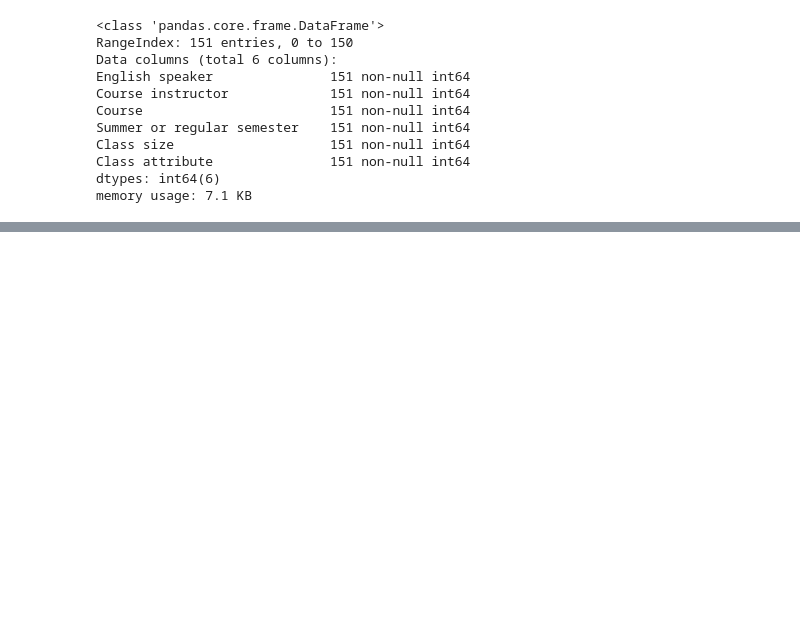
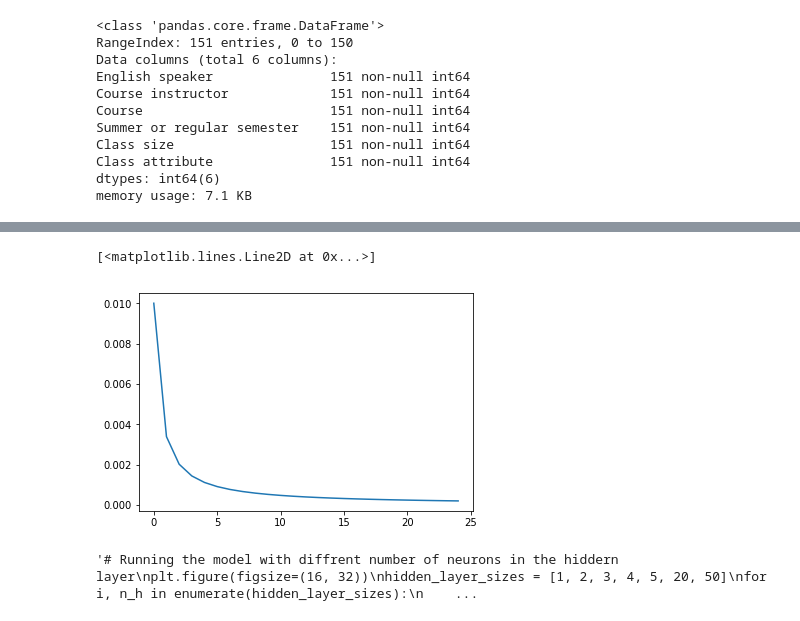
Before and after one commit to fkruczek/neural-network-classification, a Jupyter notebook: script2.ipynb, the cells around one changed output, grey strips where cells are left out. Cells and saved outputs as stored; diff of their text form; code cells hidden in the pictures; blank space fills up the shorter version.

```diff
--- a/script2.ipynb
+++ b/script2.ipynb
@@ -386,5 +424,11 @@ print ('Accuracy: %d' % float((np.dot(Y,predictions.T) + np.dot(1-Y,1-prediction
+# %%
+
+plt.plot(range(len(lr_tab)), lr_tab)
+# %% [output]
+[<matplotlib.lines.Line2D at 0x...>]
+[figure, added]
 # %%
-# Running the model with diffrent number of neurons in the hiddern layer
+'''# Running the model with diffrent number of neurons in the hiddern layer
 plt.figure(figsize=(16, 32))
 hidden_layer_sizes = [1, 2, 3, 4, 5, 20, 50]
 for i, n_h in enumerate(hidden_layer_sizes):
@@ -395,3 +439,6 @@ for i, n_h in enumerate(hidden_layer_sizes):
     predictions = predict(parameters, X)
     accuracy = float((np.dot(Y,predictions.T) + np.dot(1-Y,1-predictions.T))/float(Y.size)*100)
     print ("Accuracy for {} hidden units: {} %".format(n_h1, accuracy))
+'''
+# %% [output]
+'# Running the model with diffrent number of neurons in the hiddern layer\nplt.figure(figsize=(16, 32))\nhidden_layer_sizes = [1, 2, 3, 4, 5, 20, 50]\nfor i, n_h in enumerate(hidden_layer_sizes):\n    ...
```
Also changed, not shown: parts of 13 cells of this notebook.
